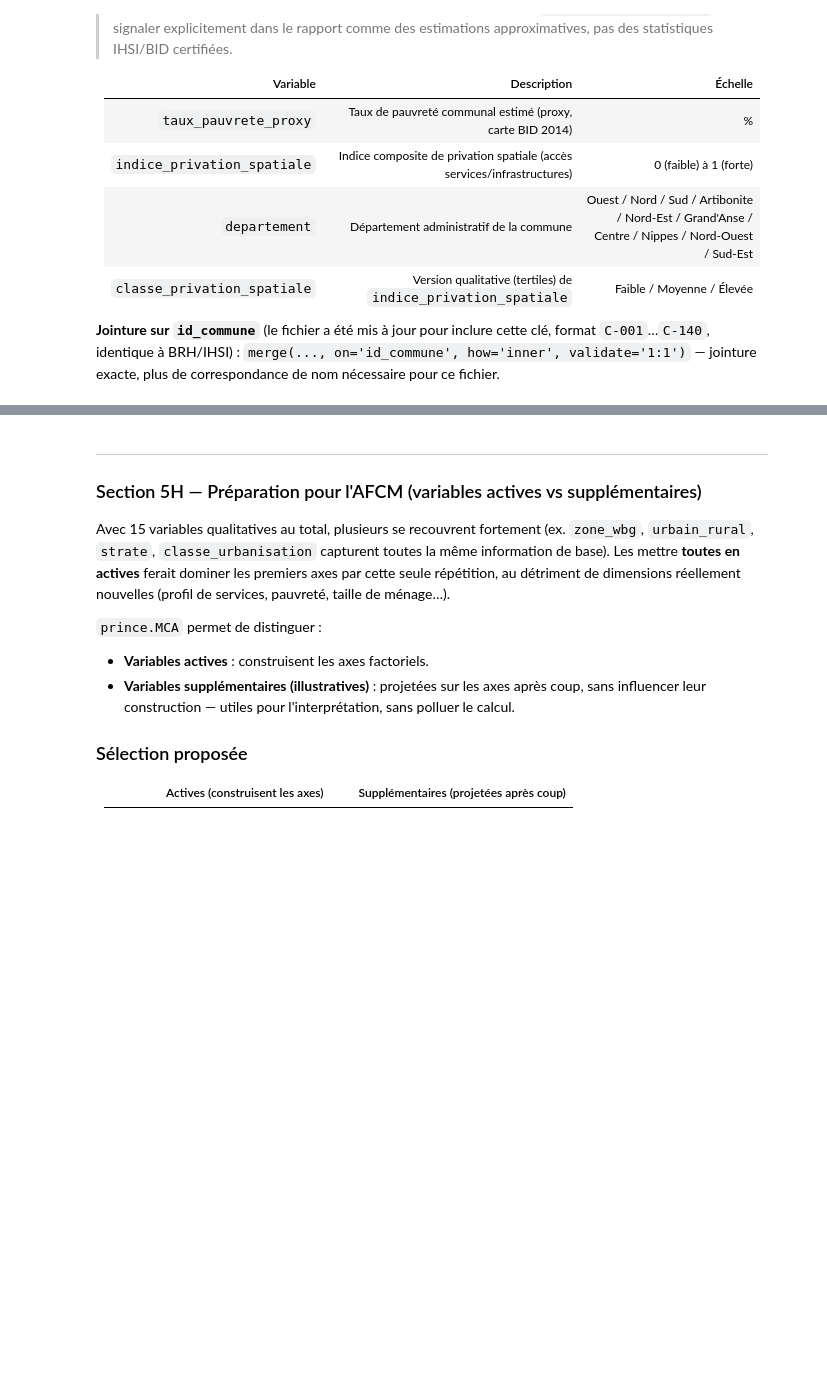
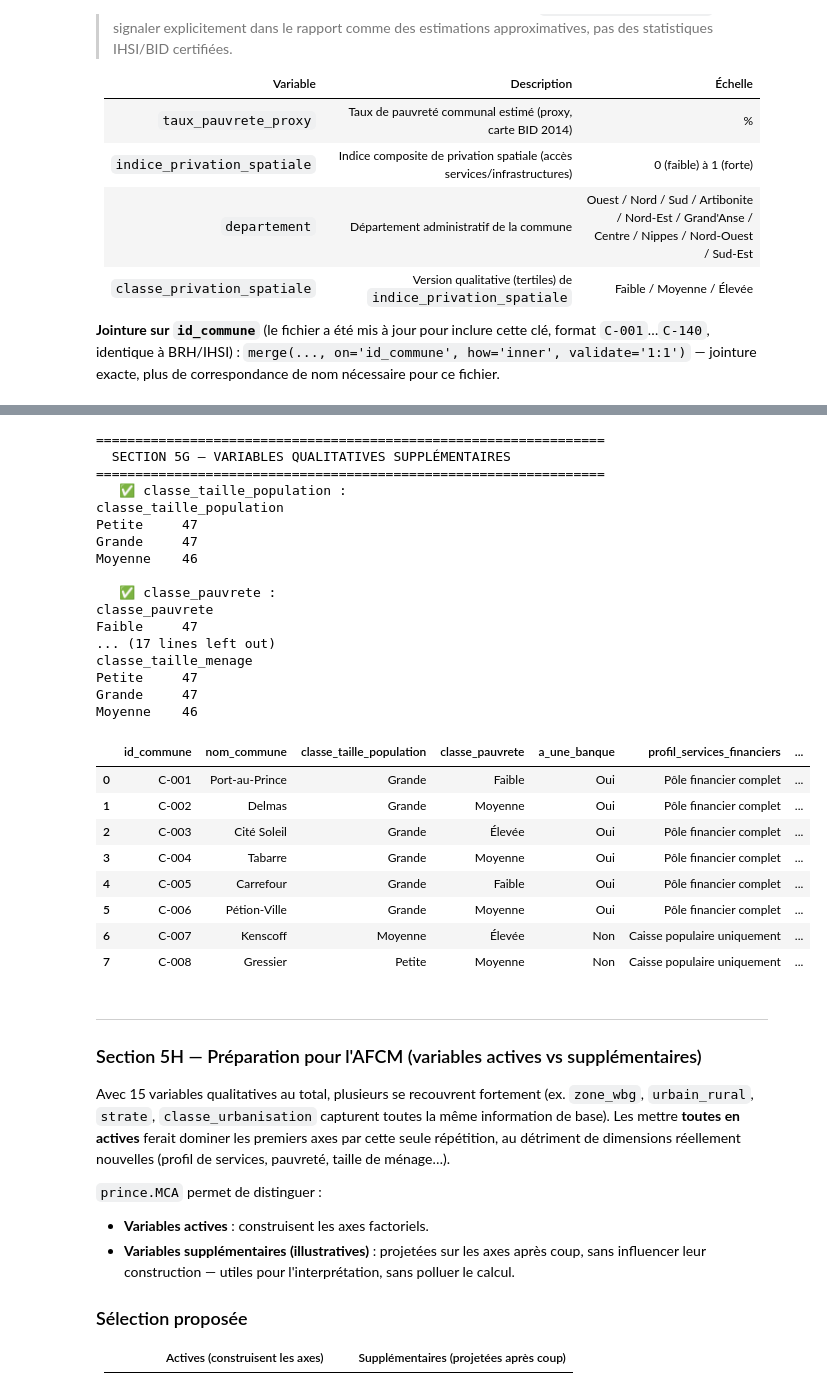
Before and after one commit to Jean-Baptiste-Kendy/Projet_Capstone_G10, a Jupyter notebook: G10_Creation_Dictionnaire_Donnees.ipynb, the cells around one changed output, grey strips where cells are left out. Drawn from its saved outputs; the diff is of its cells as text; code cells hidden in the pictures; blank space fills up the shorter version.

```diff
--- a/G10_Creation_Dictionnaire_Donnees.ipynb
+++ b/G10_Creation_Dictionnaire_Donnees.ipynb
@@ -989,7 +1244,7 @@ print("=" * 65)
 print("  SECTION 5F — PAUVRETÉ / PRIVATION SPATIALE (PROXY)")
 print("=" * 65)
 
-CHEMIN_PAUVRETE_PROXY = f"{DOSSIER_DATA}/base_communes_proxy_pauvrete_privation_avec_description.xlsx"
+CHEMIN_PAUVRETE_PROXY = f"{DOSSIER_DATA}/base_communes_proxy_pauvrete_privation.xlsx"
 
 df_pauvrete = pd.read_excel(CHEMIN_PAUVRETE_PROXY, sheet_name="Sheet")
 df_pauvrete = df_pauvrete.rename(columns={"pauvrete": "taux_pauvrete_proxy"})
@@ -1089,6 +1373,8 @@ a_microfinance_formel = matrice['brh_microfinance'] > 0
 a_caissepop_formel    = matrice['brh_caisse_populaire'] > 0
 
 def classer_profil_services(i):
+    """Classe une commune selon la présence d'institutions financières formelles
+    (Banque, ATM, Microfinance, Caisse Populaire) — pas le volume d'agents informels."""
     if a_banque_formel[i] and a_atm_formel[i] and a_microfinance_formel[i]:
         return 'Pôle financier complet'
     if a_banque_formel[i]:
@@ -1096,33 +1382,60 @@ def classer_profil_services(i):
     if a_microfinance_formel[i]:
         return 'Microfinance sans banque'
     if a_caissepop_formel[i]:
         return 'Caisse populaire uniquement'
     return 'Aucune institution formelle'
 
 matrice['profil_services_financiers'] = [classer_profil_services(i) for i in matrice.index]
 
 # ── 5. classe_taille_menage (tertiles, population/ménages) ──────────────────
 matrice['taille_moyenne_menage'] = matrice['population_totale'] / matrice['nb_menages']
 matrice['classe_taille_menage'] = pd.qcut(
     matrice['taille_moyenne_menage'], q=3, labels=['Petite', 'Moyenne', 'Grande'], duplicates='drop',
 )
 
 print("   ✅ classe_taille_population :")
 print(matrice['classe_taille_population'].value_counts().to_string())
 print("\n   ✅ classe_pauvrete :")
 print(matrice['classe_pauvrete'].value_counts().to_string())
 print("\n   ✅ a_une_banque :")
 print(matrice['a_une_banque'].value_counts().to_string())
 print("\n   ✅ profil_services_financiers :")
 print(matrice['profil_services_financiers'].value_counts().to_string())
 print("\n   ✅ classe_taille_menage :")
 print(matrice['classe_taille_menage'].value_counts().to_string())
 
 cols_quali_supp = [
     'classe_taille_population', 'classe_pauvrete', 'a_une_banque',
     'profil_services_financiers', 'classe_taille_menage',
 ]
 display(matrice[['id_commune', 'nom_commune'] + cols_quali_supp].head(8))
+# %% [output]
+=================================================================
+  SECTION 5G — VARIABLES QUALITATIVES SUPPLÉMENTAIRES
+=================================================================
+   ✅ classe_taille_population :
+classe_taille_population
+Petite     47
+Grande     47
+Moyenne    46
+
+   ✅ classe_pauvrete :
+classe_pauvrete
+Faible     47
+... (17 lines left out)
+classe_taille_menage
+Petite     47
+Grande     47
+Moyenne    46
+|  | id_commune | nom_commune | classe_taille_population | classe_pauvrete | a_une_banque | profil_services_financiers | ... |
+| 0 | C-001 | Port-au-Prince | Grande | Faible | Oui | Pôle financier complet | ... |
+| 1 | C-002 | Delmas | Grande | Moyenne | Oui | Pôle financier complet | ... |
+| 2 | C-003 | Cité Soleil | Grande | Élevée | Oui | Pôle financier complet | ... |
+| 3 | C-004 | Tabarre | Grande | Moyenne | Oui | Pôle financier complet | ... |
+| 4 | C-005 | Carrefour | Grande | Faible | Oui | Pôle financier complet | ... |
+| 5 | C-006 | Pétion-Ville | Grande | Moyenne | Oui | Pôle financier complet | ... |
+| 6 | C-007 | Kenscoff | Moyenne | Élevée | Non | Caisse populaire uniquement | ... |
+| 7 | C-008 | Gressier | Petite | Moyenne | Non | Caisse populaire uniquement | ... |
 # %% [markdown]
 ---
 ### Section 5H — Préparation pour l'AFCM (variables actives vs supplémentaires)
```
Also changed, not shown: parts of 31 cells of this notebook.
